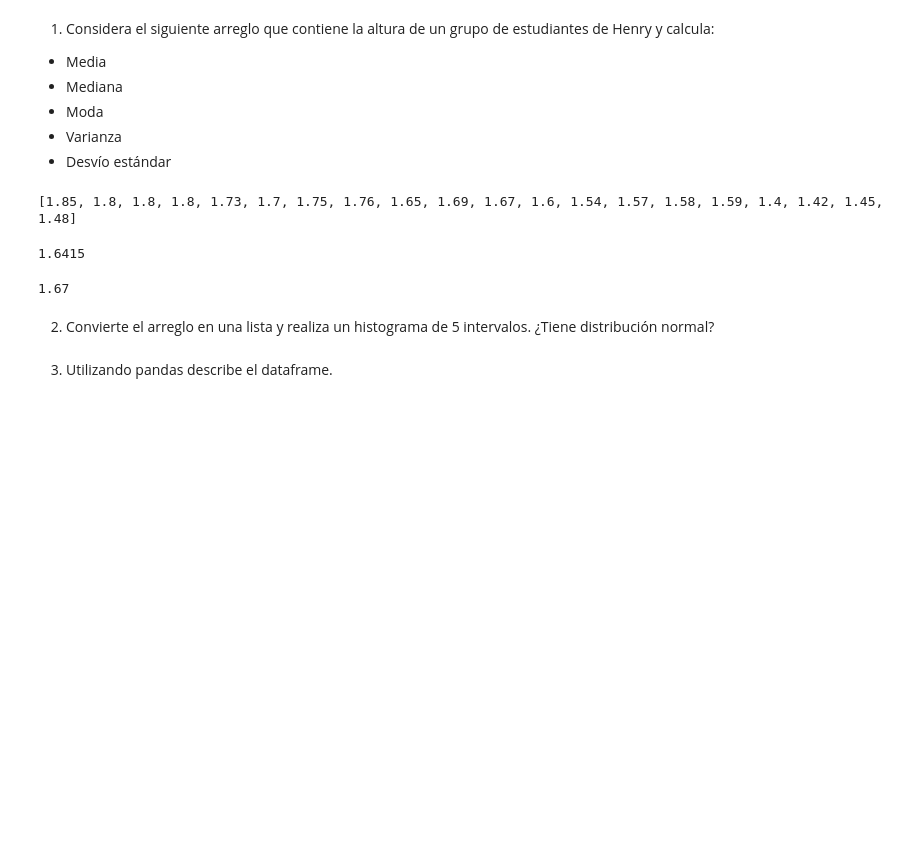
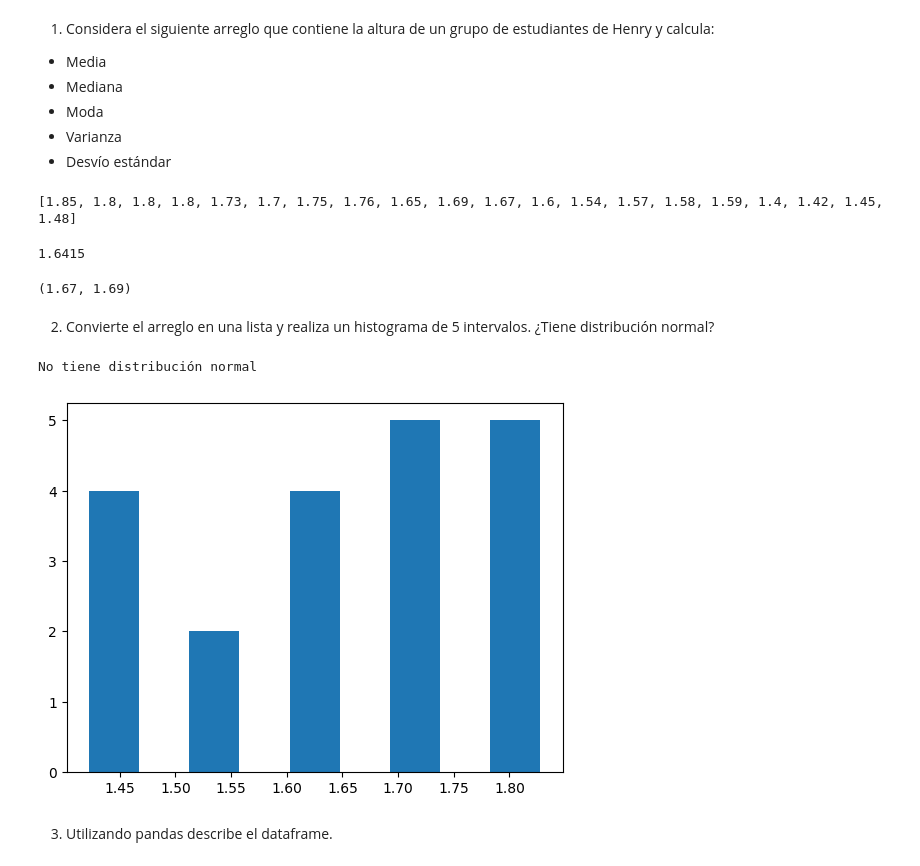
Before and after one commit to Zogar89/HenryCBI, a Jupyter notebook: M1 C1: Estadística.ipynb, the cells around one changed output. Drawn from its saved outputs; the diff is of its cells as text; code cells hidden in the pictures; blank space fills up the shorter version.

```diff
--- a/M1 C1: Estadística.ipynb
+++ b/M1 C1: Estadística.ipynb
@@ -45,25 +45,34 @@ print(media(listaplana))
 1.6415
 # %%
 #Mediana Ordeno. Si es impar el del medio si es par calculo la diferencia
+
+def es_par(n):
+    if n % 2 == 0:
+        return True
+    else:
+        return False
+
 def Mediana (lista):
   lista.sort()
   largolista = len(lista)
   mitad= largolista//2
   if es_par(largolista):
-    return lista[mitad]
+    return (lista[mitad],lista[mitad+1])
   else:
     return lista[mitad]
 
-def es_par(n):
-    if n % 2 == 0:
-        return Tru
-    else:
-        return False
-
 print(Mediana(listaplana))
 # %% [output]
-1.67
+(1.67, 1.69)
 # %% [markdown]
 2. Convierte el arreglo en una lista y realiza un histograma de 5 intervalos. ¿Tiene distribución normal?
+# %%
+import matplotlib.pyplot as plt
+plt.hist(x=listaplana, bins=5,rwidth=0.5)
+
+print("No tiene distribución normal")
+# %% [output]
+No tiene distribución normal
+[figure, added]
 # %% [markdown]
 3. Utilizando pandas describe el dataframe.
```
Also changed, not shown: parts of 4 cells of this notebook.
